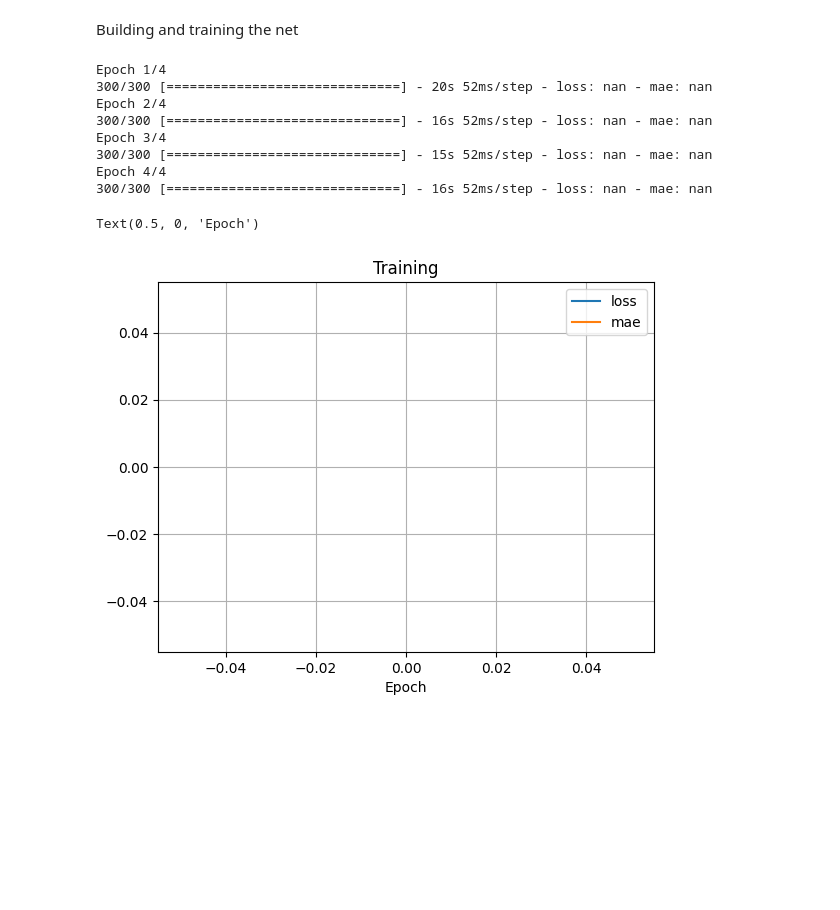
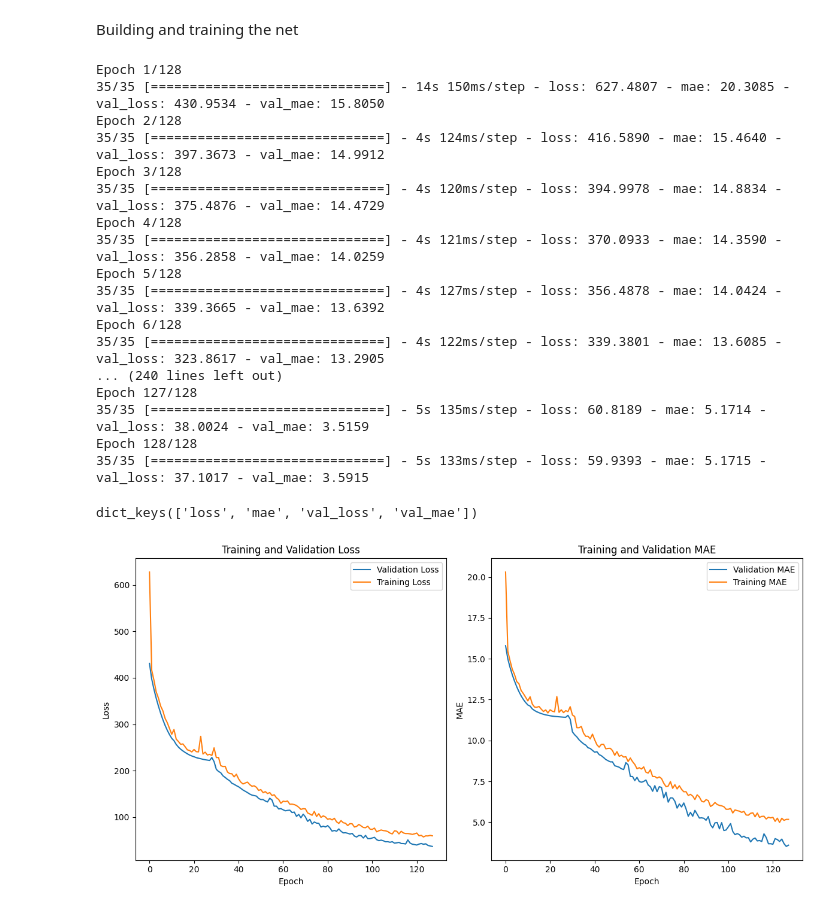
Before and after one commit to morgan-a-bauer/fantasy_basketball, a Jupyter notebook: rnn_score_prediction/score_prediction.ipynb, the cells around one changed output. Saved outputs shown, nothing was run; the diff lists cells and outputs as text; code cells hidden in the pictures; blank space fills up the shorter version.

```diff
--- a/rnn_score_prediction/score_prediction.ipynb
+++ b/rnn_score_prediction/score_prediction.ipynb
@@ -22,7 +22,8 @@ sequence_length = 10
 delay = sampling_rate * (sequence_length)
 batch_size = 78
 buffer_size = 512
-epochs = 4
+epochs = 128
+optimizer = keras.optimizers.legacy.RMSprop(learning_rate=0.001)
 # %% [markdown]
 Calculate normalization constants
 # %%
@@ -93,9 +94,9 @@ for sub_dir in os.listdir(main_dir):
     except NotADirectoryError:
         pass
 
-num_train_samples = int(0.8 * len(all_raw_data))
-num_val_samples = int(0.1 * len(all_raw_data))
-num_test_samples = len(all_raw_data) - num_train_samples - num_val_samples
+num_train_samples = 9688 #80%
+num_val_samples = 1211 #10%
+num_test_samples = 12111 - 9688 - 1211
 print("train:", num_train_samples)
 print("val:", num_val_samples)
 print("test:", num_test_samples)
@@ -173,31 +215,59 @@ test_dataset = dataset.skip(num_train_samples + num_val_samples)
 Building and training the net
 # %%
 inputs = keras.Input(shape = (sequence_length, raw_data.shape[-1]))
-x = layers.GRU(32, recurrent_dropout = 0.25, return_sequences = True)(inputs)
+x = layers.GRU(512, recurrent_dropout = 0.25, return_sequences = True)(inputs)
+x = layers.GRU(256, recurrent_dropout = 0.25, return_sequences = True)(x)
+x = layers.GRU(128, recurrent_dropout = 0.25, return_sequences = True)(x)
+x = layers.GRU(64, recurrent_dropout = 0.25, return_sequences = True)(x)
 x = layers.GRU(32, recurrent_dropout = 0.25)(x)
 x = layers.Dropout(0.5)(x)
 outputs = layers.Dense(1)(x)
 model = keras.Model(inputs, outputs)
 
-model.compile(optimizer = "rmsprop", loss = "mse", metrics = ["mae"])
+model.compile(optimizer = optimizer, loss = "mse", metrics = ["mae"])
 
-history = model.fit(train_dataset,
-                    epochs = epochs,
-                    validation_data = val_dataset)
+history = model.fit(train_dataset, epochs = epochs, validation_data = val_dataset)
 # %% [output]
-Epoch 1/4
-300/300 [==============================] - 20s 52ms/step - loss: nan - mae: nan
-Epoch 2/4
-300/300 [==============================] - 16s 52ms/step - loss: nan - mae: nan
-Epoch 3/4
-300/300 [==============================] - 15s 52ms/step - loss: nan - mae: nan
-Epoch 4/4
-300/300 [==============================] - 16s 52ms/step - loss: nan - mae: nan
+Epoch 1/128
+35/35 [==============================] - 14s 150ms/step - loss: 627.4807 - mae: 20.3085 - val_loss: 430.9534 - val_mae: 15.8050
+Epoch 2/128
+35/35 [==============================] - 4s 124ms/step - loss: 416.5890 - mae: 15.4640 - val_loss: 397.3673 - val_mae: 14.9912
+Epoch 3/128
+35/35 [==============================] - 4s 120ms/step - loss: 394.9978 - mae: 14.8834 - val_loss: 375.4876 - val_mae: 14.4729
+Epoch 4/128
+35/35 [==============================] - 4s 121ms/step - loss: 370.0933 - mae: 14.3590 - val_loss: 356.2858 - val_mae: 14.0259
+Epoch 5/128
+35/35 [==============================] - 4s 127ms/step - loss: 356.4878 - mae: 14.0424 - val_loss: 339.3665 - val_mae: 13.6392
+Epoch 6/128
+35/35 [==============================] - 4s 122ms/step - loss: 339.3801 - mae: 13.6085 - val_loss: 323.8617 - val_mae: 13.2905
+... (240 lines left out)
+Epoch 127/128
+35/35 [==============================] - 5s 135ms/step - loss: 60.8189 - mae: 5.1714 - val_loss: 38.0024 - val_mae: 3.5159
+Epoch 128/128
+35/35 [==============================] - 5s 133ms/step - loss: 59.9393 - mae: 5.1715 - val_loss: 37.1017 - val_mae: 3.5915
-# %%
-pandas.DataFrame(history.history).plot()
-plt.grid(True)
-plt.title("Training")
-plt.xlabel("Epoch")
-# %% [output]
-Text(0.5, 0, 'Epoch')
-[figure, removed]
+# %%
+print(history.history.keys())
+# Plotting the validation loss
+plt.figure(figsize=(12, 6))
+plt.subplot(1, 2, 1)
+plt.plot(history.history['val_loss'], label='Validation Loss')
+plt.plot(history.history['loss'], label='Training Loss')
+plt.title('Training and Validation Loss')
+plt.xlabel('Epoch')
+plt.ylabel('Loss')
+plt.legend()
+
+# Plotting the validation MAE
+plt.subplot(1, 2, 2)
+plt.plot(history.history['val_mae'], label='Validation MAE')
+plt.plot(history.history['mae'], label='Training MAE')
+plt.title('Training and Validation MAE')
+plt.xlabel('Epoch')
+plt.ylabel('MAE')
+plt.legend()
+
+plt.tight_layout()
+plt.show()
+# %% [output]
+dict_keys(['loss', 'mae', 'val_loss', 'val_mae'])
+[figure, added]
```
Also changed, not shown: parts of 3 cells of this notebook.
